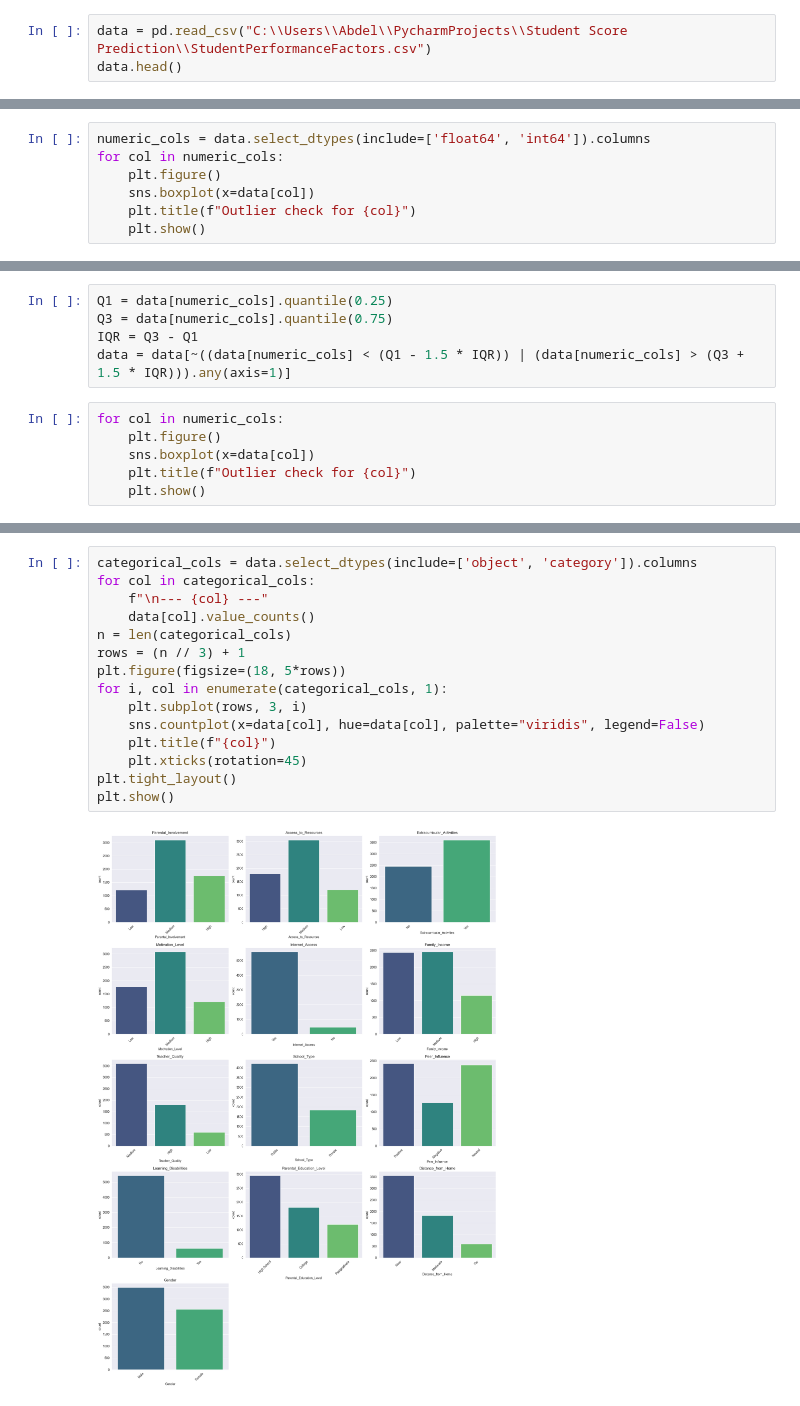
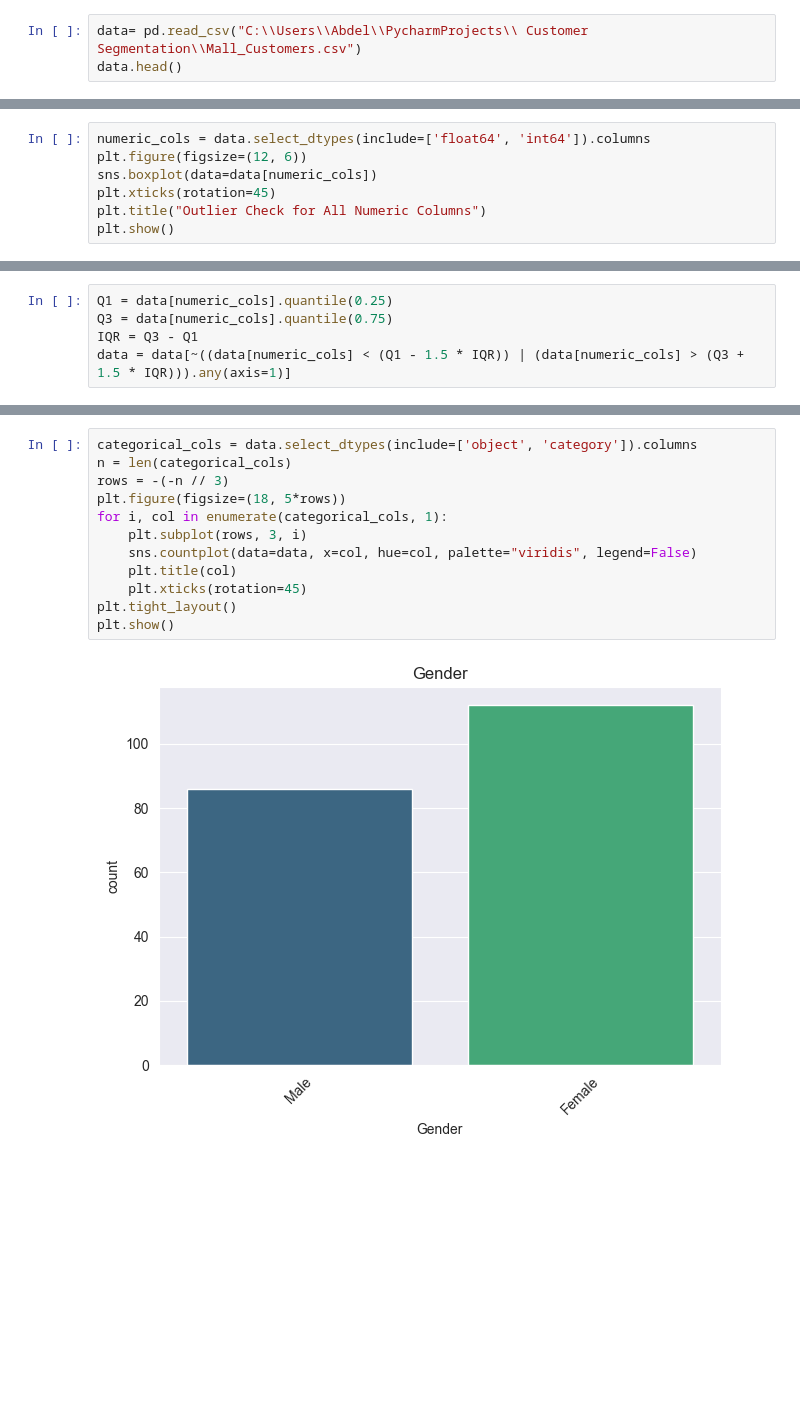
Before and after one commit to abdelrhman9090/elevvo-projects, a Jupyter notebook: sample.ipynb, the cells around one changed output, grey strips where cells are left out. Cells and saved outputs as stored; diff of their text form; blank space fills up the shorter version.

```diff
--- a/sample.ipynb
+++ b/sample.ipynb
@@ -14,4 +14,4 @@ from sklearn.metrics import mean_absolute_error
 # %%
-data = pd.read_csv("C:\\Users\\Abdel\\PycharmProjects\\Student Score Prediction\\StudentPerformanceFactors.csv")
+data= pd.read_csv("C:\\Users\\Abdel\\PycharmProjects\\ Customer Segmentation\\Mall_Customers.csv")
 data.head()
 # %% [output]
@@ -57,8 +52,8 @@ data.describe()
 # %%
 numeric_cols = data.select_dtypes(include=['float64', 'int64']).columns
-for col in numeric_cols:
-    plt.figure()
-    sns.boxplot(x=data[col])
-    plt.title(f"Outlier check for {col}")
-    plt.show()
+plt.figure(figsize=(12, 6))
+sns.boxplot(data=data[numeric_cols])
+plt.xticks(rotation=45)
+plt.title("Outlier Check for All Numeric Columns")
+plt.show()
 # %% [output]
@@ -74,9 +63,3 @@ Q1 = data[numeric_cols].quantile(0.25)
 Q3 = data[numeric_cols].quantile(0.75)
 IQR = Q3 - Q1
 data = data[~((data[numeric_cols] < (Q1 - 1.5 * IQR)) | (data[numeric_cols] > (Q3 + 1.5 * IQR))).any(axis=1)]
-# %%
-for col in numeric_cols:
-    plt.figure()
-    sns.boxplot(x=data[col])
-    plt.title(f"Outlier check for {col}")
-    plt.show()
@@ -98,17 +82,14 @@ plt.show()
 # %%
 categorical_cols = data.select_dtypes(include=['object', 'category']).columns
-for col in categorical_cols:
-    f"\n--- {col} ---"
-    data[col].value_counts()
 n = len(categorical_cols)
-rows = (n // 3) + 1
+rows = -(-n // 3)
 plt.figure(figsize=(18, 5*rows))
 for i, col in enumerate(categorical_cols, 1):
     plt.subplot(rows, 3, i)
-    sns.countplot(x=data[col], hue=data[col], palette="viridis", legend=False)
-    plt.title(f"{col}")
+    sns.countplot(data=data, x=col, hue=col, palette="viridis", legend=False)
+    plt.title(col)
     plt.xticks(rotation=45)
 plt.tight_layout()
 plt.show()
 # %% [output]
-[figure, old version]
+[figure, new version]
```
Also changed, not shown: parts of 27 cells of this notebook.
